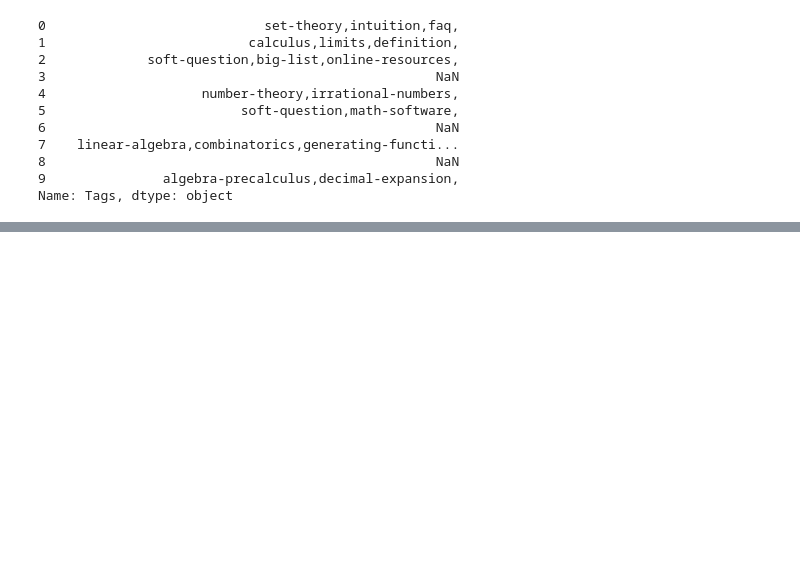
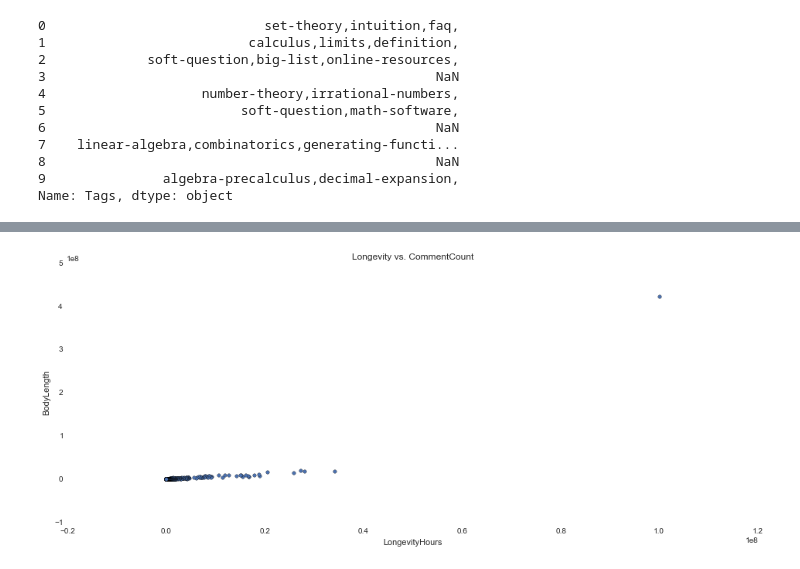
Before and after one commit to jaclynweiser/DS3-Project-Kojak, a Jupyter notebook: Project_Kojak_StackExchange.ipynb, the cells around one changed output, grey strips where cells are left out. Cells and saved outputs as stored; diff of their text form; code cells hidden in the pictures; blank space fills up the shorter version.

```diff
--- a/Project_Kojak_StackExchange.ipynb
+++ b/Project_Kojak_StackExchange.ipynb
@@ -119,0 +319,3 @@ Name: BodyLength, dtype: int64
+# %%
+tagstats2['Frequency'] = Frequency
+tagstats2.head()
@@ -120,14 +329,19 @@ Name: BodyLength, dtype: int64
+# %%
+tagstats2.LongevitySeconds = tagstats2.LongevitySeconds/3600.0
+# %%
+tagstats2.columns = ['AnswerCount','BodyLength','CommentCount','FavoriteCount','LongevityHours','ViewCount','Frequency']
+# %%
+tagstats2.sort(columns='LongevityHours',ascending=False,inplace=True)
 # %%
 import matplotlib.pyplot as plt
 %matplotlib inline
 import pylab as pl
-import pylab
 import seaborn as sns
 
-dataforplotting = postdata[['Tags','Longevity','AnswerCount','CommentCount','FavoriteCount','ViewCount']]
-dataforplotting.gropuby
-dataforplotting.plot(kind='scatter',x='Precision',y='Recall',title='Precision vs. Recall',figsize=(16, 6))
-
-plt.xlim(-0.1, 1.2)
-plt.ylim(-0.1, 1.2)
+# dataforplotting = tagstats2[['CommentCount','LongevityHours']]
+tagstats2.plot(kind='scatter',x='LongevityHours',y='BodyLength',title='Longevity vs. CommentCount',figsize=(16, 6))
+# plt.xlim(0, 40000000)
+# plt.ylim(0,200000)
 plt.show()
+# %% [output]
+[figure, added]
```
Also changed, not shown: parts of 52 cells of this notebook.
